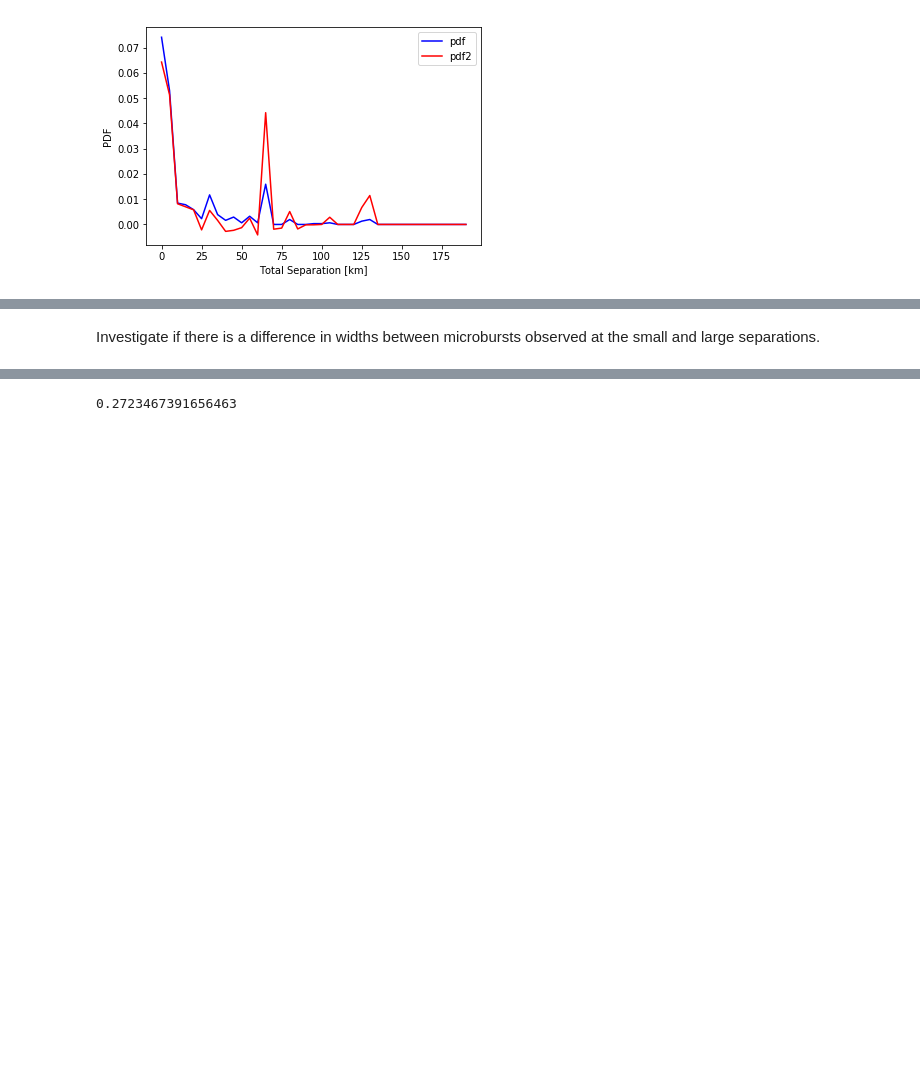
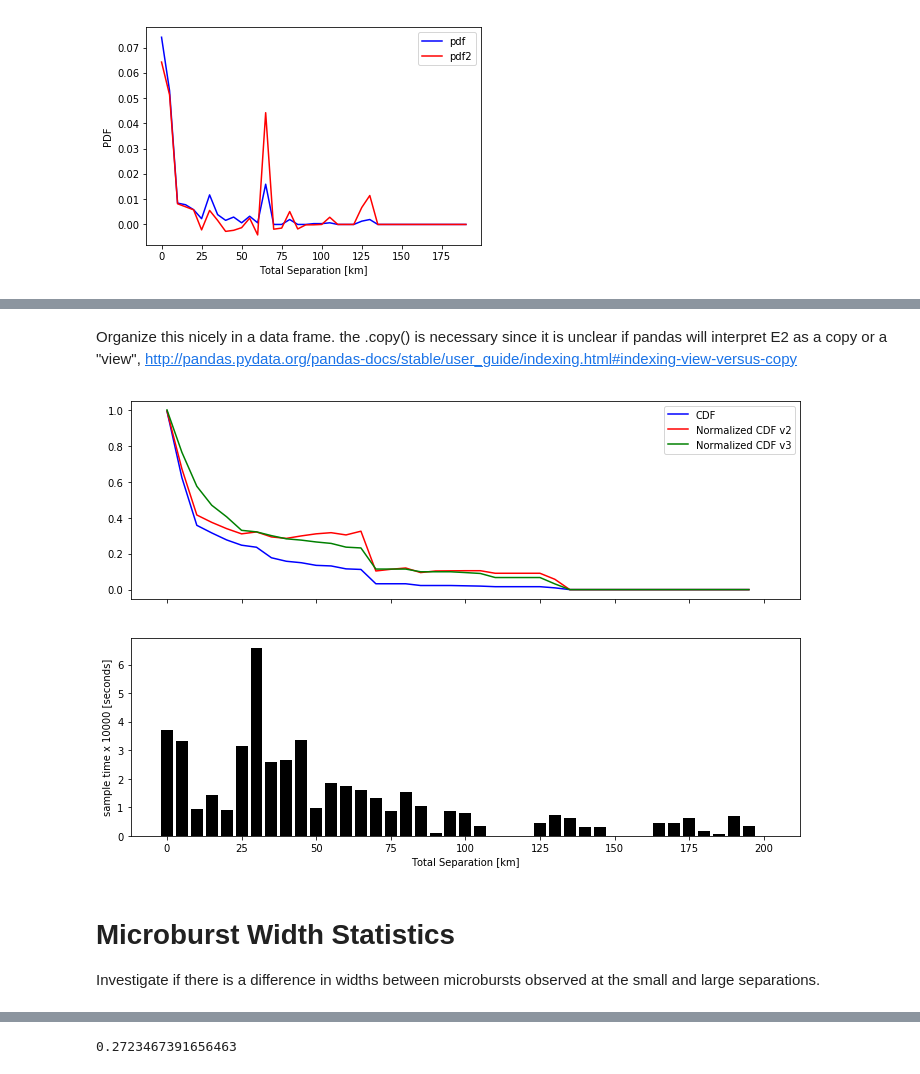
Before and after one commit to mshumko/ac6_microburst_scale_sizes, a Jupyter notebook: stats/microburst_CDF.ipynb, the cells around one changed output, grey strips where cells are left out. Cells and saved outputs as stored; diff of their text form; code cells hidden in the pictures; blank space fills up the shorter version.

Commit message:
Implemented the 3rd iteration to normalize the CDF. I like this one the most.

```diff
--- a/stats/microburst_CDF.ipynb
+++ b/stats/microburst_CDF.ipynb
@@ -220,4 +224,32 @@ ax[0].set_xlim(left=0);
+# %%
+# Number of coincident events between Dist_Total di and df.
+N_i = lambda di, df: sum((coincidentEvents['Dist_Total'] >= di) &
+                         (coincidentEvents['Dist_Total'] < df))
+# Now apply the N_i function to all bin separations and make a numpy array.
+N = np.array([N_i(bi, bf) for bi, bf in zip(bins[:-1], bins[1:])]).flatten()
+# Calculate the weights normalized to the max number of samples (in the 30-35 km bin).
+weights = E['Seconds'].loc[0:190].max()/E['Seconds'].loc[0:190]
+# The adjusted number of microbursts in each separation bin.
+N_prime = N*weights
+# %% [markdown]
+Organize this nicely in a data frame. the .copy() is necessary since it is unclear if pandas will interpret E2 as a copy or a "view", http://pandas.pydata.org/pandas-docs/stable/user_guide/indexing.html#indexing-view-versus-copy
+# %%
+E2 = E.loc[0:190].copy()
+E2.loc[:, 'N_prime'] = N_prime
+# %%
+cdf3 = np.array([np.nansum(E2.loc[d:190, 'N_prime'])/np.nansum(E2.loc[0:190, 'N_prime']) for d in bins]).flatten()
+# %%
+fig, ax = plt.subplots(2, sharex=True, figsize=(12, 8))
+ax[0].plot(bins, cdf, 'b', label='CDF')
+ax[0].plot(bins, cdf2, 'r', label='Normalized CDF v2')
+ax[0].plot(bins, cdf3, 'g', label='Normalized CDF v3')
+ax[0].legend()
+ax[1].bar(E.loc[0:200].index, E['Seconds'].loc[0:200]/10000, width=0.8*E.index[1]-E.index[0], color='k')
+ax[1].set_ylabel('sample time x 10000 [seconds]'); ax[1].set_xlabel('Total Separation [km]');
+# %% [output]
+[figure, added]
 # %% [markdown]
+# Microburst Width Statistics
 Investigate if there is a difference in widths between microbursts observed at the small and large separations.
 # %%
 similar_width_events = coincidentEvents[np.isclose(
```
Also changed, not shown: parts of 6 cells of this notebook.
